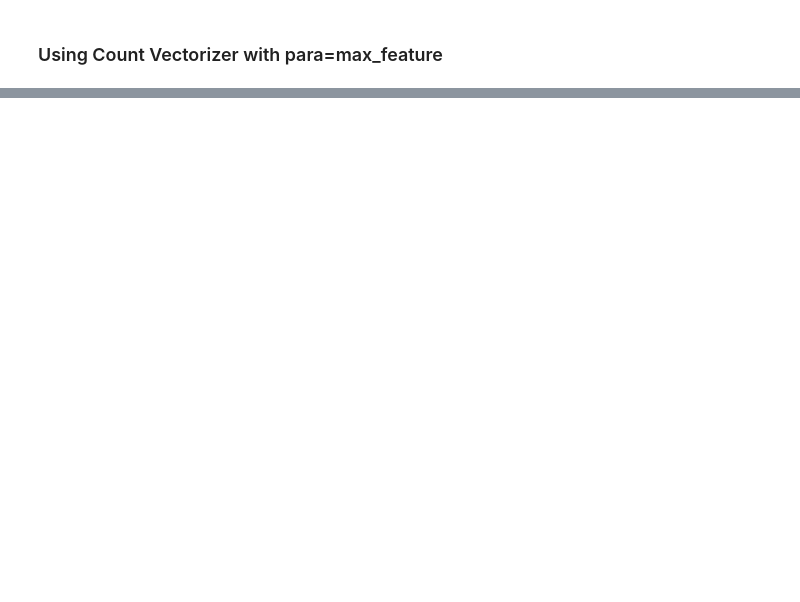
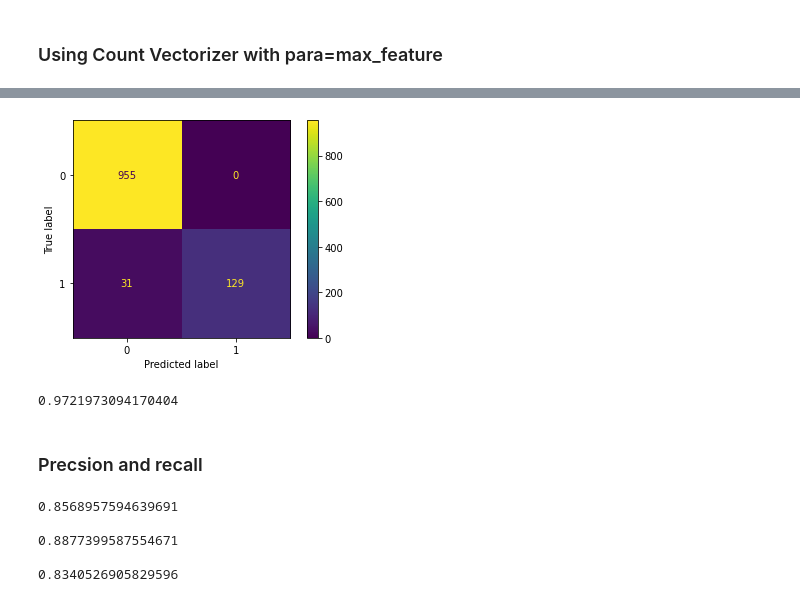
Before and after one commit to lkarjun/spam-classifier, a Jupyter notebook: spam_classifer.ipynb, the cells around one changed output, grey strips where cells are left out. Drawn from its saved outputs; the diff is of its cells as text; code cells hidden in the pictures; blank space fills up the shorter version.

Commit message:
Updates: Precision and Recall

```diff
--- a/spam_classifer.ipynb
+++ b/spam_classifer.ipynb
@@ -144,0 +166,10 @@ array([[1163,   38],
+# %%
+plot_confusion_matrix(naive_bayes_classifer_3, x_test_3, y_test_3);
+# %% [output]
+[figure, added]
+# %%
+accuracy_score(y_pred3, y_test_3)
+# %% [output]
+0.9721973094170404
+# %% [markdown]
+### Precsion and recall
@@ -144,0 +180,10 @@ array([[1163,   38],
+# %%
+print(average_precision_1);print()
+print(average_precision_2);print()
+print(average_precision_3)
+# %% [output]
+0.8568957594639691
+
+0.8877399587554671
+
+0.8340526905829596
```
Also changed, not shown: parts of 29 cells of this notebook.
